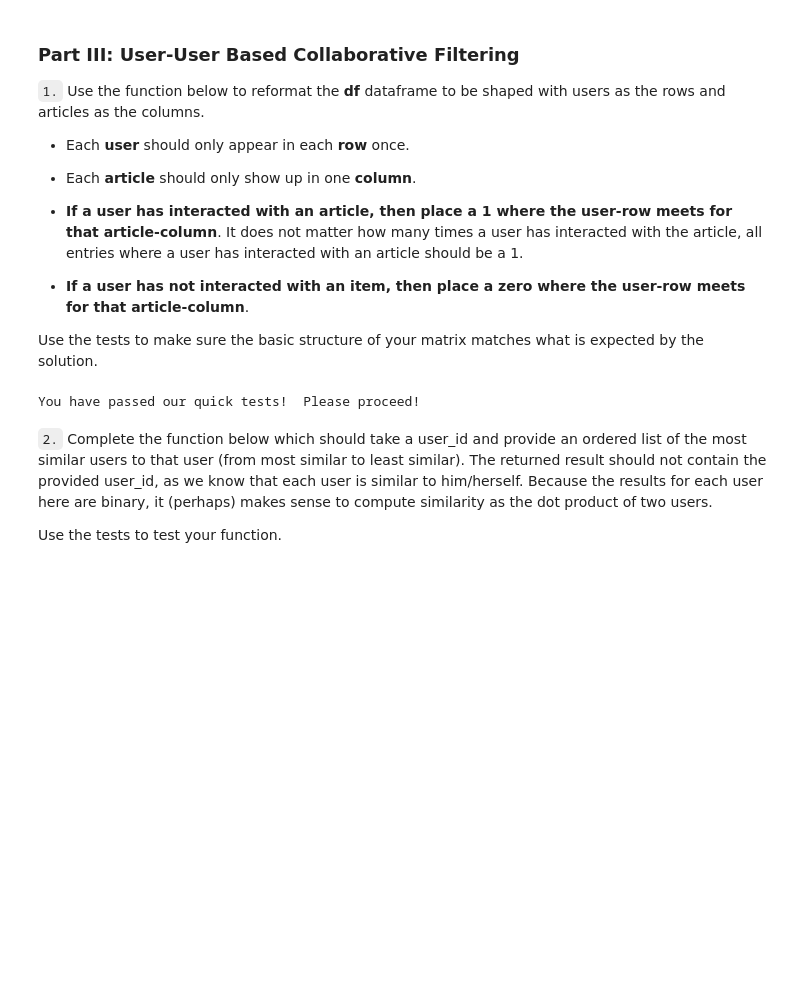
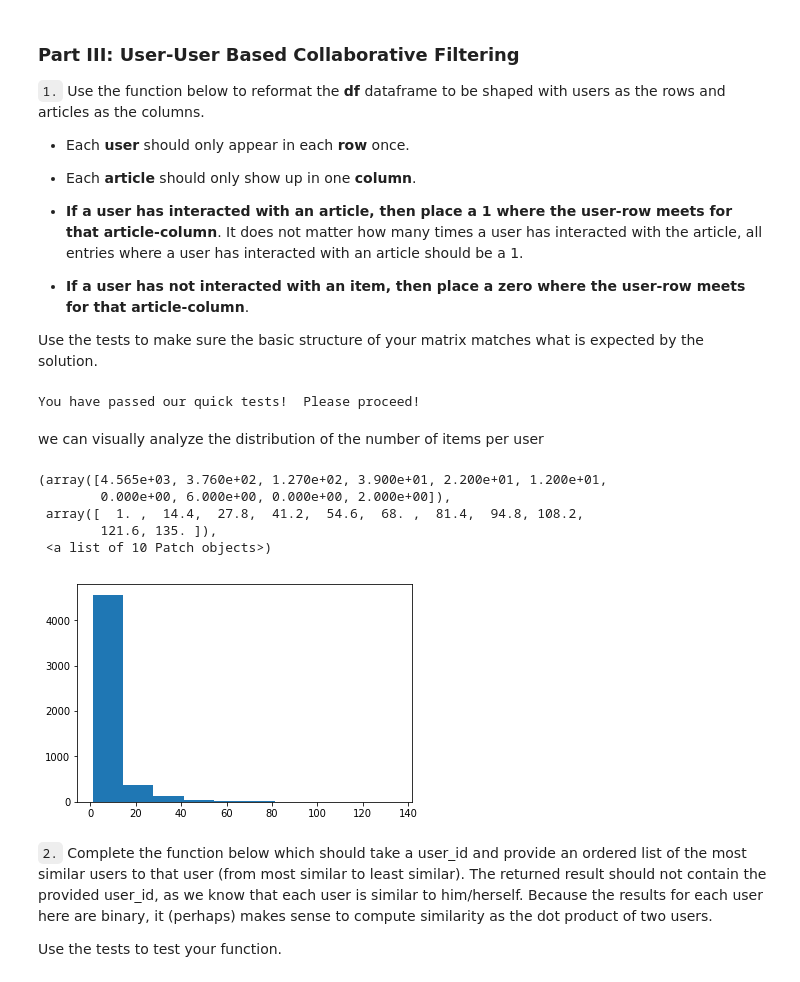
Before and after one commit to alejgo06/Recommendations_Engine_with_IBM, a Jupyter notebook: Recommendations_with_IBM_clean.ipynb, the cells around one changed output. Cells and saved outputs as stored; diff of their text form; code cells hidden in the pictures; blank space fills up the shorter version.

```diff
--- a/Recommendations_with_IBM_clean.ipynb
+++ b/Recommendations_with_IBM_clean.ipynb
@@ -287,6 +287,18 @@ assert user_item.sum(axis=1)[1] == 36, "Oops!  The number of articles seen by us
 print("You have passed our quick tests!  Please proceed!")
 # %% [output]
 You have passed our quick tests!  Please proceed!
+# %% [markdown]
+we can visually analyze the distribution of the number of items per user
+# %%
+import matplotlib.pyplot as plt
+plt.hist(user_item.sum(1))
+# %% [output]
+(array([4.565e+03, 3.760e+02, 1.270e+02, 3.900e+01, 2.200e+01, 1.200e+01,
+        0.000e+00, 6.000e+00, 0.000e+00, 2.000e+00]),
+ array([  1. ,  14.4,  27.8,  41.2,  54.6,  68. ,  81.4,  94.8, 108.2,
+        121.6, 135. ]),
+ <a list of 10 Patch objects>)
+[figure, added]
 # %% [markdown]
 `2.` Complete the function below which should take a user_id and provide an ordered list of the most similar users to that user (from most similar to least similar).  The returned result should not contain the provided user_id, as we know that each user is similar to him/herself. Because the results for each user here are binary, it (perhaps) makes sense to compute similarity as the dot product of two users.
 
```
Also changed, not shown: parts of 12 cells of this notebook.
